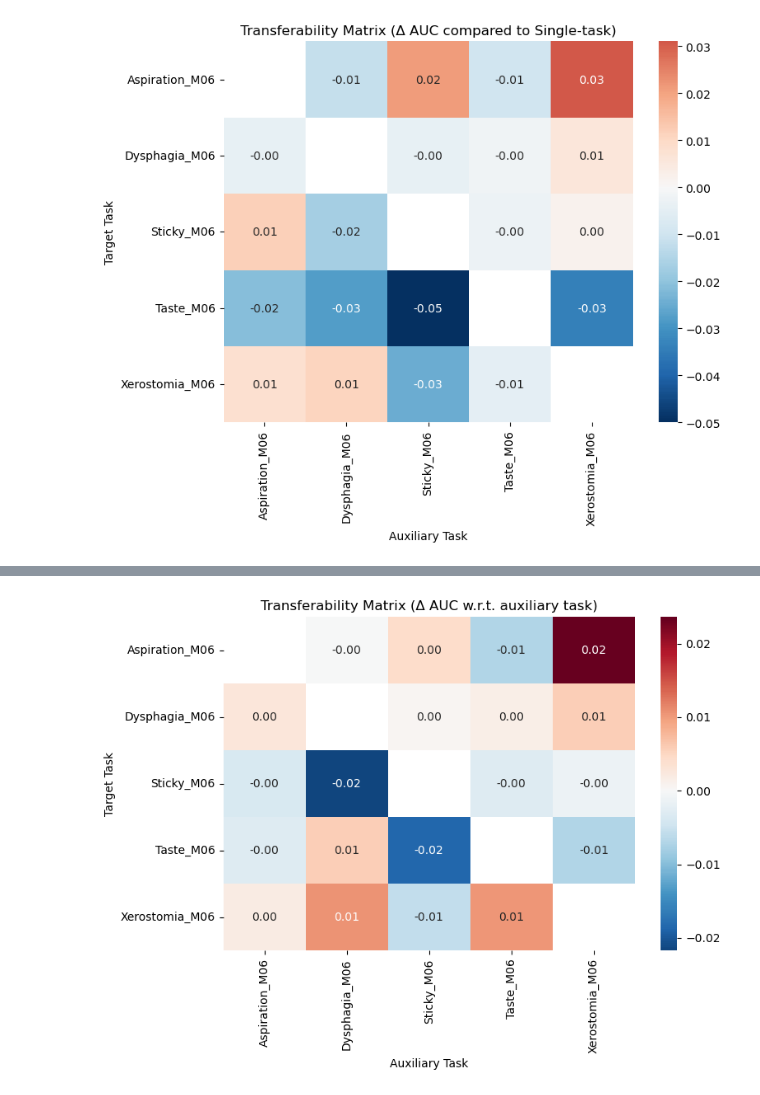
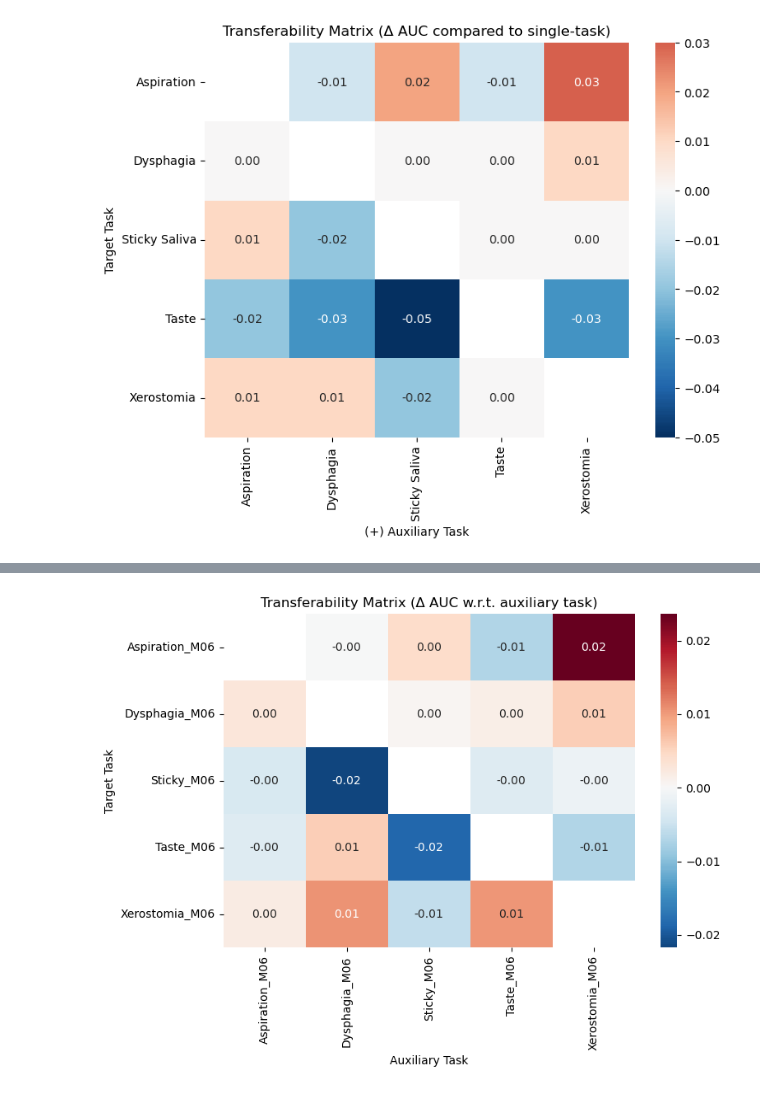
Before and after one commit to DLinRadiotherapyUMCG/PR3DICTR, a Jupyter notebook: MULTITOX/endpoint_combinations.ipynb, the cells around one changed output, grey strips where cells are left out. Saved outputs shown, nothing was run; the diff lists cells and outputs as text; code cells hidden in the pictures.

```diff
--- a/MULTITOX/endpoint_combinations.ipynb
+++ b/MULTITOX/endpoint_combinations.ipynb
@@ -69,36 +69,51 @@ for endpoint, ace in single_task_aucs.items():
 
 
 df_pairs_only = df_all[df_all.notna().sum(axis=1) == 2]
+df_pairs_only = df_pairs_only.round(2)
 
 endpoints = df_all.columns.tolist()
+
+plotting_endpoint_names = ['Aspiration', 'Dysphagia', 'Sticky Saliva', 'Taste', 'Xerostomia']
 
 transfer_matrix = pd.DataFrame(index=endpoints, columns=endpoints, dtype=float)
 
 for _, row in df_pairs_only.iterrows():
     trained_tasks = row.dropna().index.tolist()
     if len(trained_tasks) != 2:
         continue  # We only want to compare task pairs
 
     t1, t2 = trained_tasks
 
     # Compute deltas
     if t1 in single_task_aucs and t2 in single_task_aucs:
         delta1 = row[t1] - single_task_aucs[t1]
         delta2 = row[t2] - single_task_aucs[t2]
 
         #print(delta1, delta2)
 
-        transfer_matrix.loc[t1, t2] = delta1
-        transfer_matrix.loc[t2, t1] = delta2
+        transfer_matrix.loc[t1, t2] = round(delta1, 2)
+        transfer_matrix.loc[t2, t1] = round(delta2, 2)
     else:
         print(f"Warning: {t1} or {t2} not found in single-task AUCs.")
+
+
+#transfer_matrix = transfer_matrix.where(transfer_matrix != 0, None)
+transfer_matrix.columns = plotting_endpoint_names
+transfer_matrix.index = plotting_endpoint_names
 
 # Step 3: Plot transferability heatmap
 plt.figure(figsize=(8, 6))
 sns.heatmap(transfer_matrix, annot=True, center=0, cmap='RdBu_r', linewidths=0, fmt=".2f")
-plt.title("Transferability Matrix (Δ AUC compared to Single-task)")
-plt.xlabel("Auxiliary Task")
+plt.yticks(rotation=0)
+plt.xticks(rotation=90)
+plt.title("Transferability Matrix (Δ AUC compared to single-task)")
+plt.xlabel("(+) Auxiliary Task")
 plt.ylabel("Target Task")
+
+
+plt.savefig(r"\\zkh\appdata\RTDicom\Projectline_HNC_modelling\Users\Daniel MacRae\1. MultiTox_HNC\0. Writing\figures\transferability_heatmap.png", dpi=600, bbox_inches='tight')
+plt.savefig(r"\\zkh\appdata\RTDicom\Projectline_HNC_modelling\Users\Daniel MacRae\1. MultiTox_HNC\0. Writing\figures\transferability_heatmap.tiff", dpi=600, bbox_inches='tight', format='tiff')
+
 plt.show()
 # %% [output]
-[figure, old version]
+[figure, new version]
```
Also changed, not shown: parts of 1 cell of this notebook, 11 other files.
